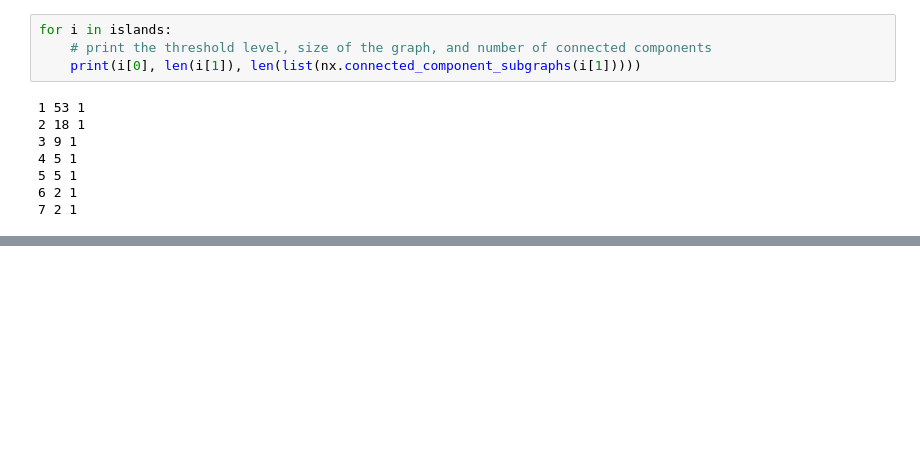
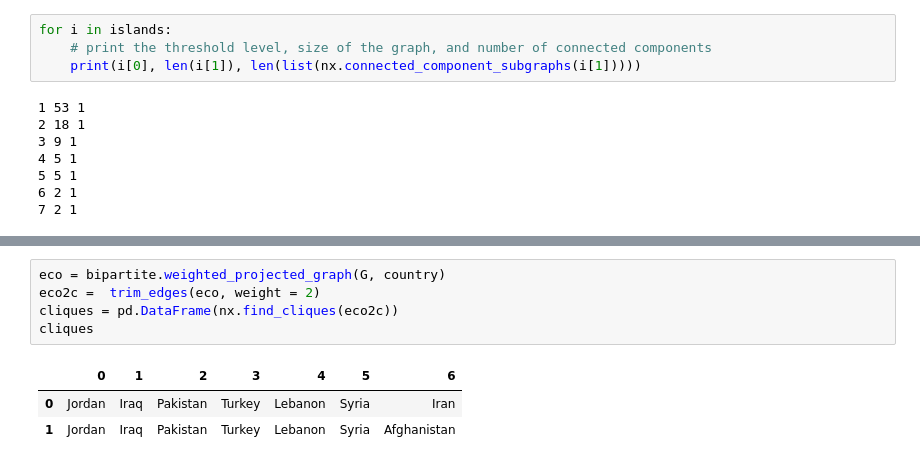
Before and after one commit to kelloggjohnd/Data620-Web_Analytics, a Jupyter notebook: Project_2/project_2.ipynb, the cells around one changed output, grey strips where cells are left out. Drawn from its saved outputs; the diff is of its cells as text; blank space fills up the shorter version.

```diff
--- a/Project_2/project_2.ipynb
+++ b/Project_2/project_2.ipynb
@@ -204,0 +421,9 @@ C.show('island7.html')
+# %%
+eco = bipartite.weighted_projected_graph(G, country)
+eco2c =  trim_edges(eco, weight = 2)
+cliques = pd.DataFrame(nx.find_cliques(eco2c))
+cliques
+# %% [output]
+|  | 0 | 1 | 2 | 3 | 4 | 5 | 6 |
+| 0 | Jordan | Iraq | Pakistan | Turkey | Lebanon | Syria | Iran |
+| 1 | Jordan | Iraq | Pakistan | Turkey | Lebanon | Syria | Afghanistan |
```
Also changed, not shown: parts of 45 cells of this notebook, 9 other files.
